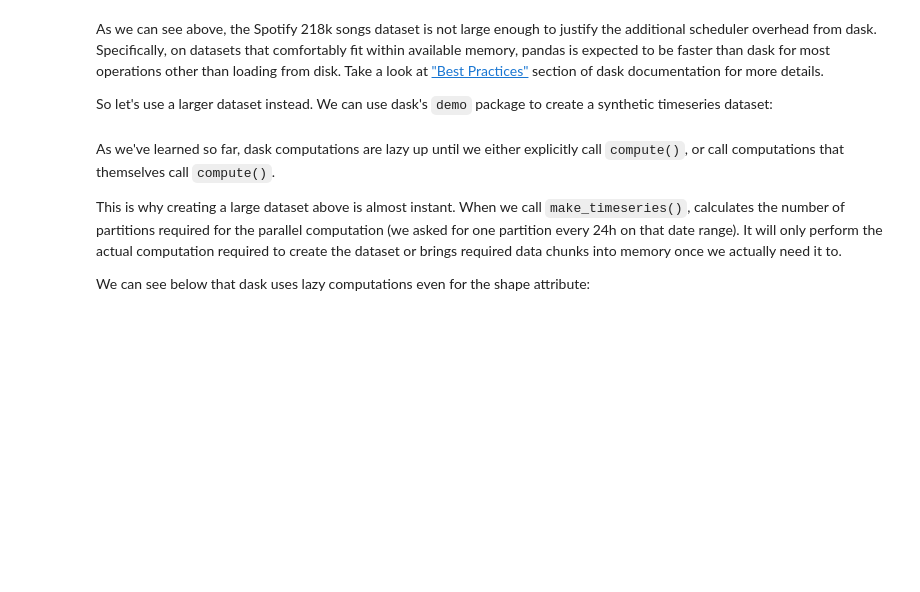
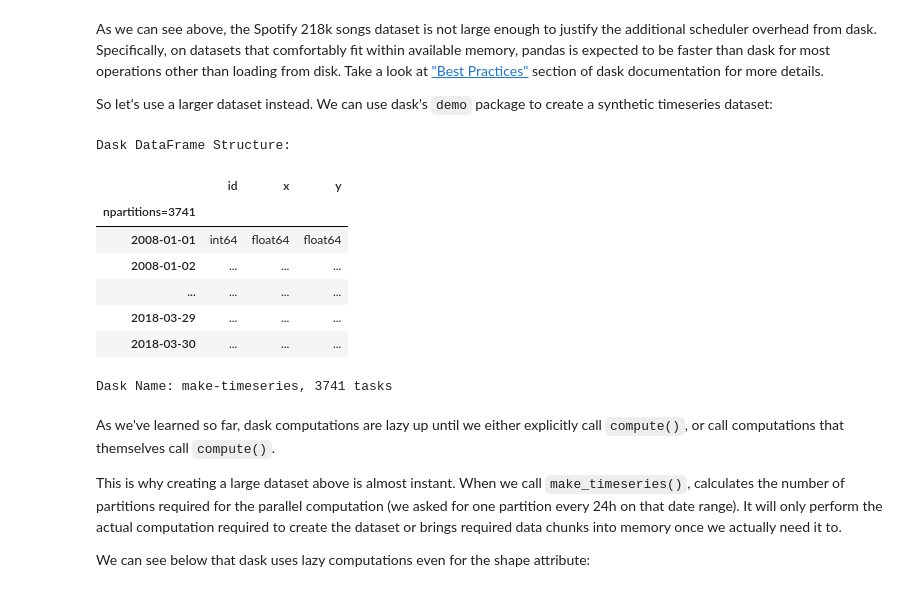
Before and after one commit to mitdbg/datascienceclass, a Jupyter notebook: lab_6/lab6_reversed_lecture.ipynb, the cells around one changed output. Cells and saved outputs as stored; diff of their text form; code cells hidden in the pictures; blank space fills up the shorter version.

```diff
--- a/lab_6/lab6_reversed_lecture.ipynb
+++ b/lab_6/lab6_reversed_lecture.ipynb
@@ -210,16 +329,26 @@ As we can see above, the Spotify 218k songs dataset is not large enough to justi
 So let's use a larger dataset instead. We can use dask's `demo` package to create a synthetic timeseries dataset:
 # %%
 # This lazily creates a timeseries dataset for us with around 7.6M rows.
-dd_df = dd.demo.make_timeseries(start='2018-01-01',
+dd_df = dd.demo.make_timeseries(#start='2018-01-01',
+                                #end='2018-03-30',
+                                # Use the one above; I'll use this larger one in class.
+                                start='2008-01-01',
                                 end='2018-03-30',
-                                # Use the one above; I'll use this larger one in class.
-                                #start='2008-01-01',
-                                #end='2018-03-30',
                                 dtypes={'x': float, 'y': float, 'id': int},
                                 freq='1s',
                                 partition_freq='24h')
 
 dd_df
+# %% [output]
+Dask DataFrame Structure:
+|  | id | x | y |
+| npartitions=3741 |  |  |  |
+| 2008-01-01 | int64 | float64 | float64 |
+| 2008-01-02 | ... | ... | ... |
+| ... | ... | ... | ... |
+| 2018-03-29 | ... | ... | ... |
+| 2018-03-30 | ... | ... | ... |
+Dask Name: make-timeseries, 3741 tasks
 # %% [markdown]
 As we've learned so far, dask computations are lazy up until we either explicitly call `compute()`, or call computations that themselves call `compute()`.
 
```
Also changed, not shown: parts of 31 cells of this notebook, 8 other files.
